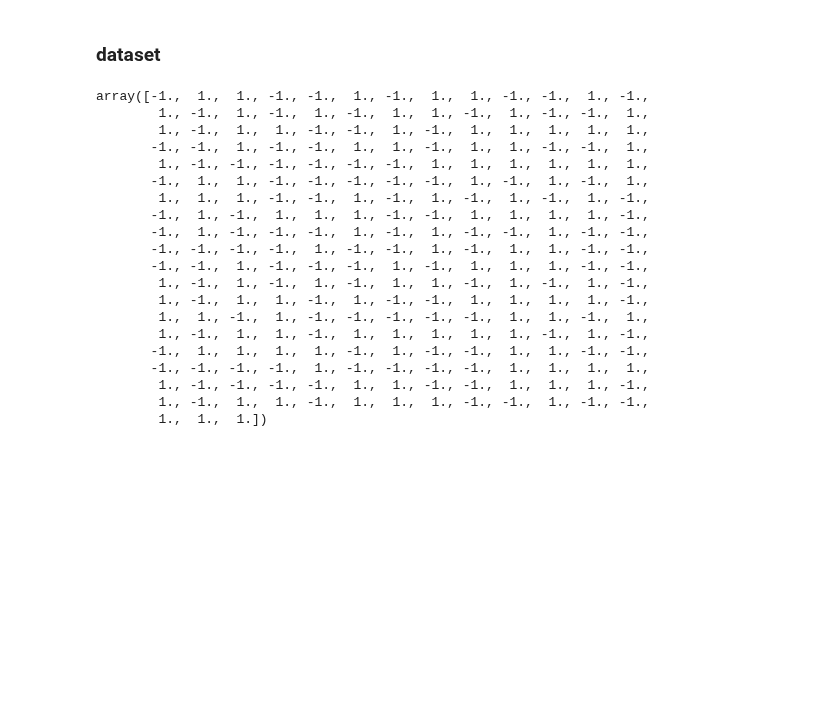
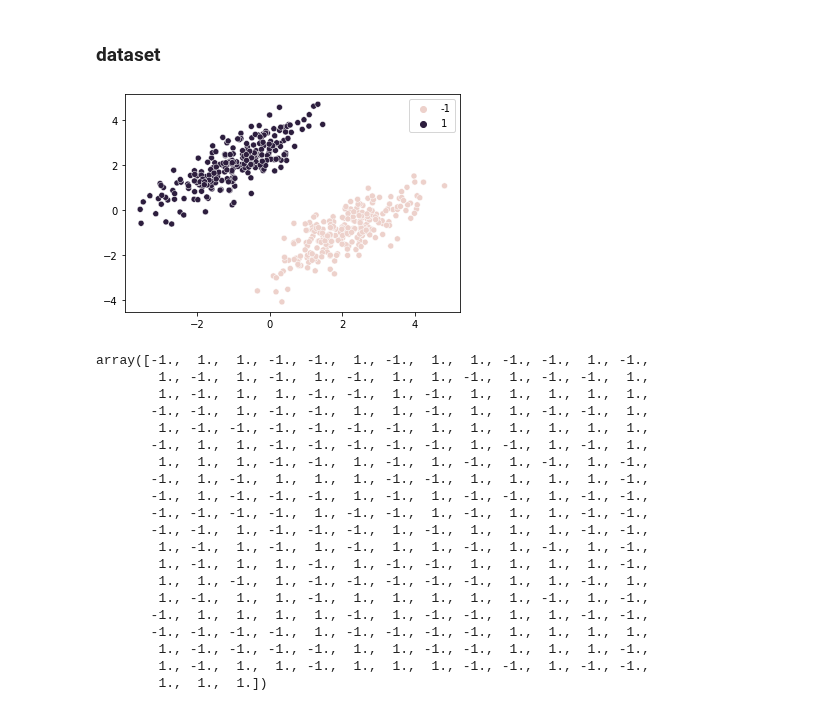
Before and after one commit to AngeMervaneJdev/ML_AI_1, a Jupyter notebook: SVMDiver.ipynb, the cells around one changed output. Drawn from its saved outputs; the diff is of its cells as text; code cells hidden in the pictures; blank space fills up the shorter version.

```diff
--- a/SVMDiver.ipynb
+++ b/SVMDiver.ipynb
@@ -129,20 +158,21 @@ class ScratchSVMClassifier():
 # %%
 np.random.seed(seed=0)
 n_samples = 500
 f0 = [-1, 2]
 f1 = [2, -1]
 cov = [[1.0,0.8], [0.8, 1.0]]
 f0 = np.random.multivariate_normal(f0, cov, n_samples // 2)
 f1 = np.random.multivariate_normal(f1, cov, n_samples // 2)
 X = np.concatenate([f0, f1])
 y = np.concatenate([
     np.full(n_samples // 2, 1),
     np.full(n_samples // 2, -1)
 ])
 ## vizualisation
 sns.scatterplot(x=X[:,0],y=X[:,1],hue=y )
 plt.show()
-X,y
+# %% [output]
+[figure, added]
 # %%
 model=ScratchSVMClassifier(num_iter=100, lr=0.001)
 X_train, X_test, y_train, y_test = train_test_split(X,y,random_state=20,train_size =0.5)
```
Also changed, not shown: parts of 4 cells of this notebook.
